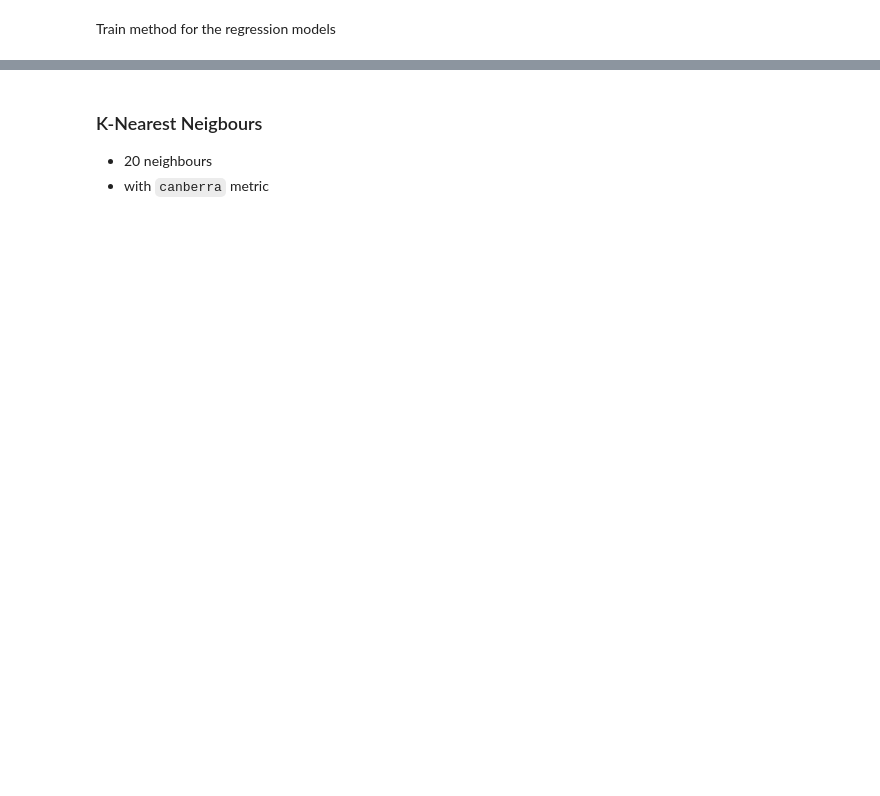
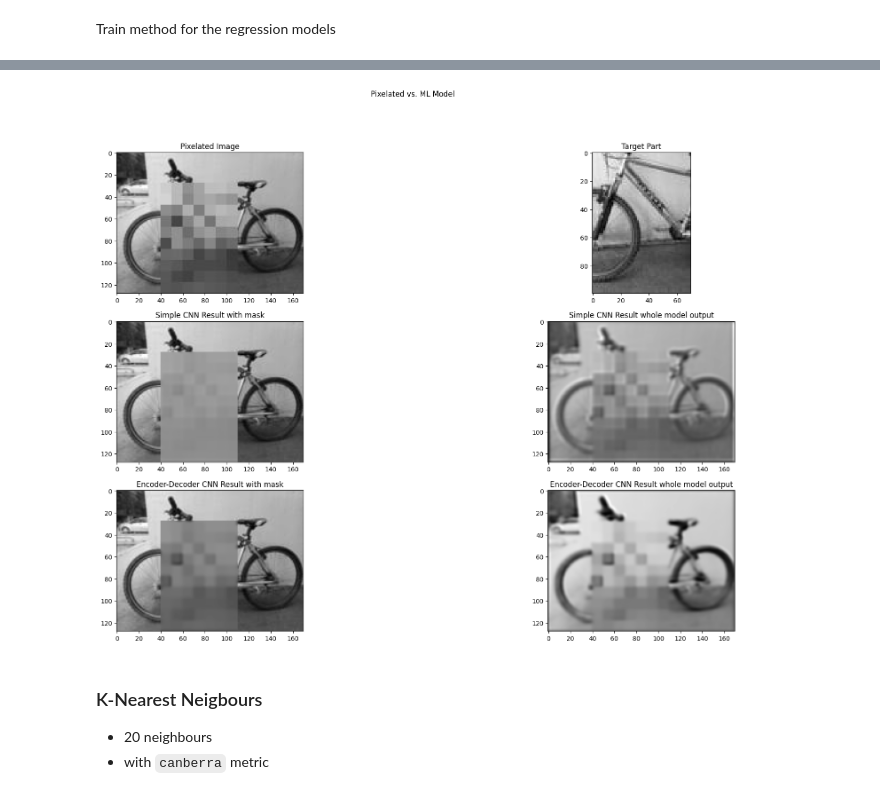
Before and after one commit to AlexandruAndrita/thesis, a Jupyter notebook: ipynb_results/Models&CNN_ImageDepixelation.ipynb, the cells around one changed output, grey strips where cells are left out. Drawn from its saved outputs; the diff is of its cells as text; code cells hidden in the pictures; blank space fills up the shorter version.

```diff
--- a/ipynb_results/Models&CNN_ImageDepixelation.ipynb
+++ b/ipynb_results/Models&CNN_ImageDepixelation.ipynb
@@ -47,0 +120,8 @@ grayscale_img = grayscale_img.mean(axis=2)
+# %%
+def apply_normalization(tensor_target,max_value,min_value):
+    tensor_tmp = (tensor_target-min_value)/(max_value-min_value)
+    return tensor_tmp
+
+def denormalize(tensor_target,max_value,min_value):
+    tensor_tmp = tensor_target*(max_value-min_value)+min_value
+    return tensor_tmp
@@ -104,7 +140,7 @@ final_cnn = 0
 # %%
-class CNNModel(nn.Module):
+class CNNSimpleModel(nn.Module):
     def __init__(self):
-        super(CNNModel, self).__init__()
+        super(CNNSimpleModel, self).__init__()
 
         self.list_instructions = nn.Sequential(
             nn.Conv2d(in_channels=1, out_channels=32, kernel_size=3, padding=1),
@@ -164,3 +262,46 @@ plotting_method(image = grayscale_img, target_array = target_array, final_image
+# %%
+cnn_enc_dec_model = CNNEncDecModel()
+cnn_enc_dec_model.load_state_dict(torch.load("CNNDecEndModel.pth"))
+cnn_enc_dec_model.eval()
+# expecting (N, 1, H, W)
+grayscale_img_tensor=torch.tensor(grayscale_img.copy(), dtype=torch.float32).unsqueeze(0).unsqueeze(0)
+
+min_value = grayscale_img_tensor.min().item()
+max_value = grayscale_img_tensor.max().item()
+
+grayscale_img_tensor=apply_normalization(grayscale_img_tensor, max_value, min_value)
+
+with torch.no_grad():
+    output_cnn_dec_enc = cnn_enc_dec_model(grayscale_img_tensor)
+
+# further expecting (H, W)
+grayscale_img_tensor=grayscale_img_tensor.squeeze(0).squeeze(0)
+output_cnn_dec_enc = output_cnn_dec_enc.squeeze(0).squeeze(0)
+
+grayscale_img_tensor = denormalize(grayscale_img_tensor, max_value, min_value)
+output_cnn_dec_enc = denormalize(output_cnn_dec_enc, max_value, min_value)
+
+output_cnn_dec_enc = output_cnn_dec_enc.cpu().detach().numpy()
+grayscale_img_tensor = grayscale_img_tensor.cpu().detach().numpy()
+
+grayscale_img_tensor[known_array==0]=output_cnn_dec_enc[known_array==0]
+
+final_end_dec_cnn = mean_squared_error(target_array.flatten(),output_cnn_dec_enc[known_array==0])
+
+known_array = known_array.reshape(grayscale_img.shape[0],grayscale_img.shape[1])
+
+mask_based_dec_enc_output = grayscale_img_tensor.copy()
+
+plotting_method_cnn_based(
+    image = grayscale_img,
+    target_array = target_array,
+    final_simple_cnn_img = mask_based_simple_output,
+    model_output_simple_cnn_img = output_cnn_simple,
+    final_enc_dec_cnn_img = mask_based_dec_enc_output,
+    model_output_enc_dec_cnn_img = output_cnn_dec_enc
+)
+# %% [output]
+[figure, added]
 # %% [markdown]
 ### K-Nearest Neigbours
 - 20 neighbours
```
Also changed, not shown: parts of 20 cells of this notebook, 10 other files.
